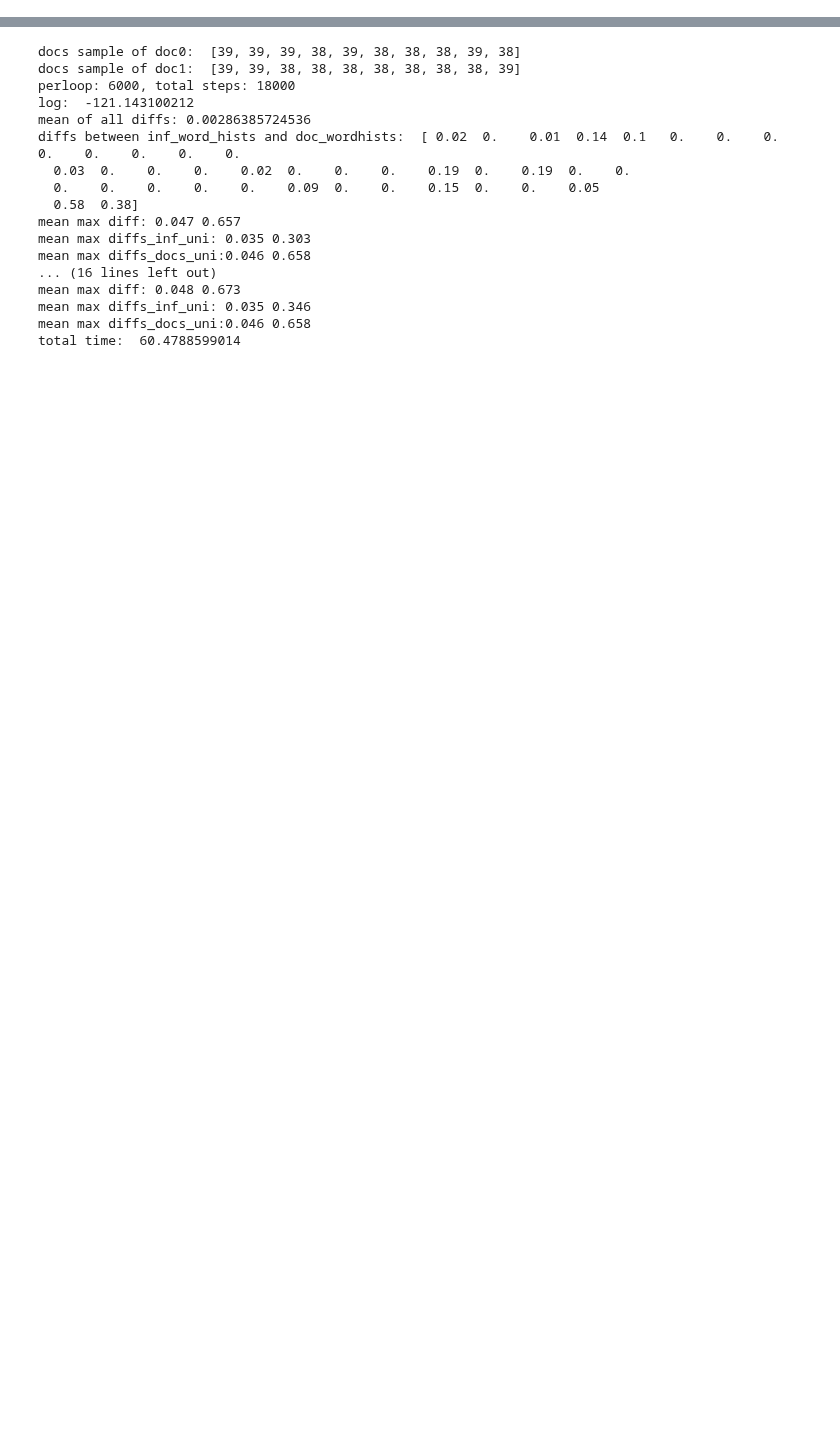
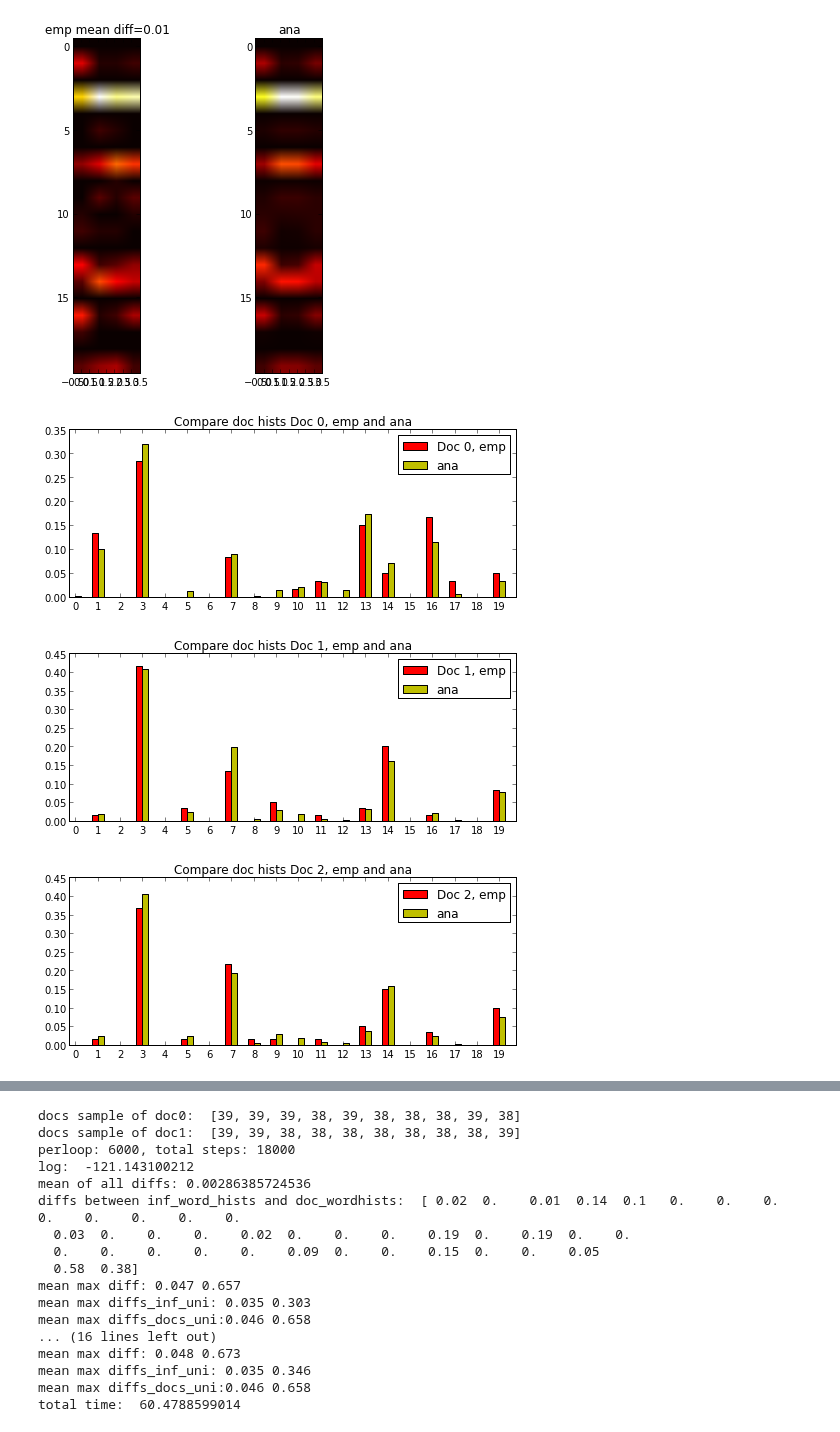
Before and after one commit to owainevans/myunit, a Jupyter notebook: lda_test_latest.ipynb, the cells around one changed output, grey strips where cells are left out. Drawn from its saved outputs; the diff is of its cells as text; code cells hidden in the pictures; blank space fills up the shorter version.

```diff
--- a/lda_test_latest.ipynb
+++ b/lda_test_latest.ipynb
@@ -130,0 +218,13 @@ def inf_til(v,n=2000,t=120):
+# %%
+def cf_all_doc_hists(dhists1,dhists2,title1='emp',title2='ana',bar=True):
+    d1,d2 = np.array(dhists1).T, np.array(dhists2).T
+    fig,ax = subplots( 1,2,figsize=(6,.3*max(d1.shape)) )
+    ax[0].imshow(d1,cmap='hot')
+    ax[1].imshow(d2,cmap='hot')
+    meandiff = np.mean( np.abs( d1-d2 ) )
+    ax[0].set_title(title1 + ' mean diff=%.2f'%meandiff)
+    ax[1].set_title(title2)
+
+    for doc_ind in range(len(dhists1)):
+        cf_doc_hists(dhists1[doc_ind],dhists2[doc_ind],label1='Doc %i, %s'%(doc_ind,title1),
+                     label2='%s'%title2 )
@@ -130,0 +239,7 @@ def inf_til(v,n=2000,t=120):
+# %%
+cf_all_doc_hists(emp_doc_word_hists,ana_doc_word_hists)
+# %% [output]
+[figure, added]
+[figure, added]
+[figure, added]
+[figure, added]
```
Also changed, not shown: parts of 4 cells of this notebook, 1 other file.
